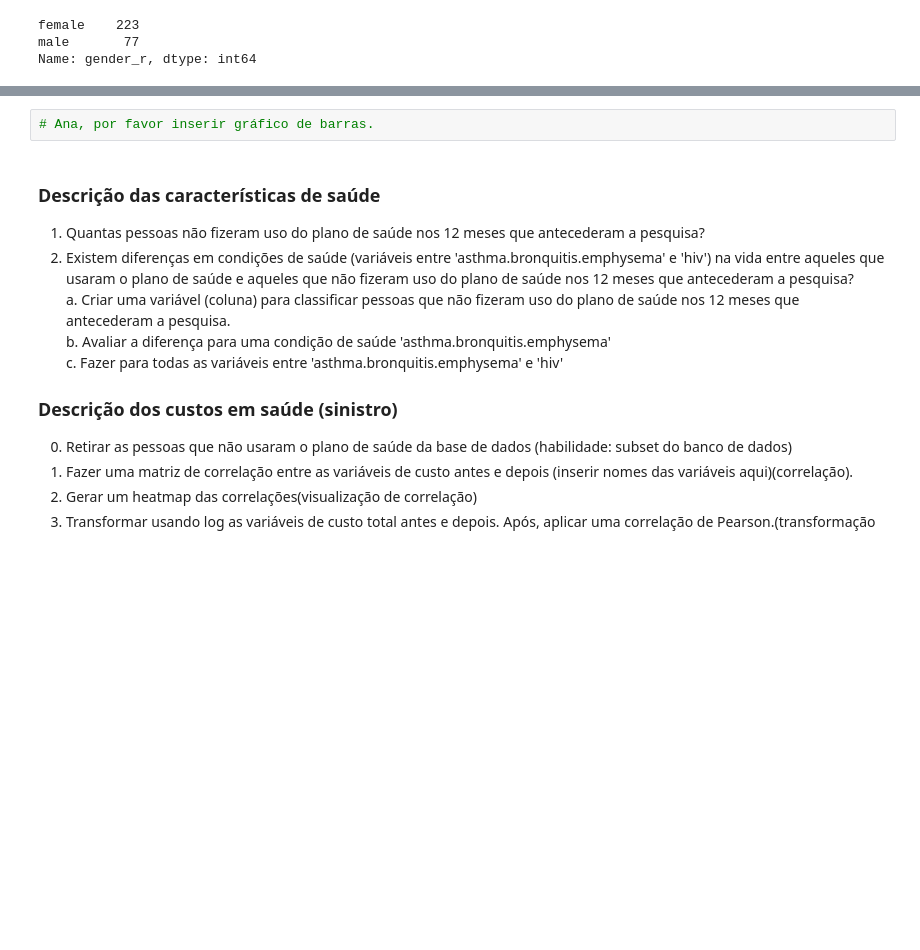
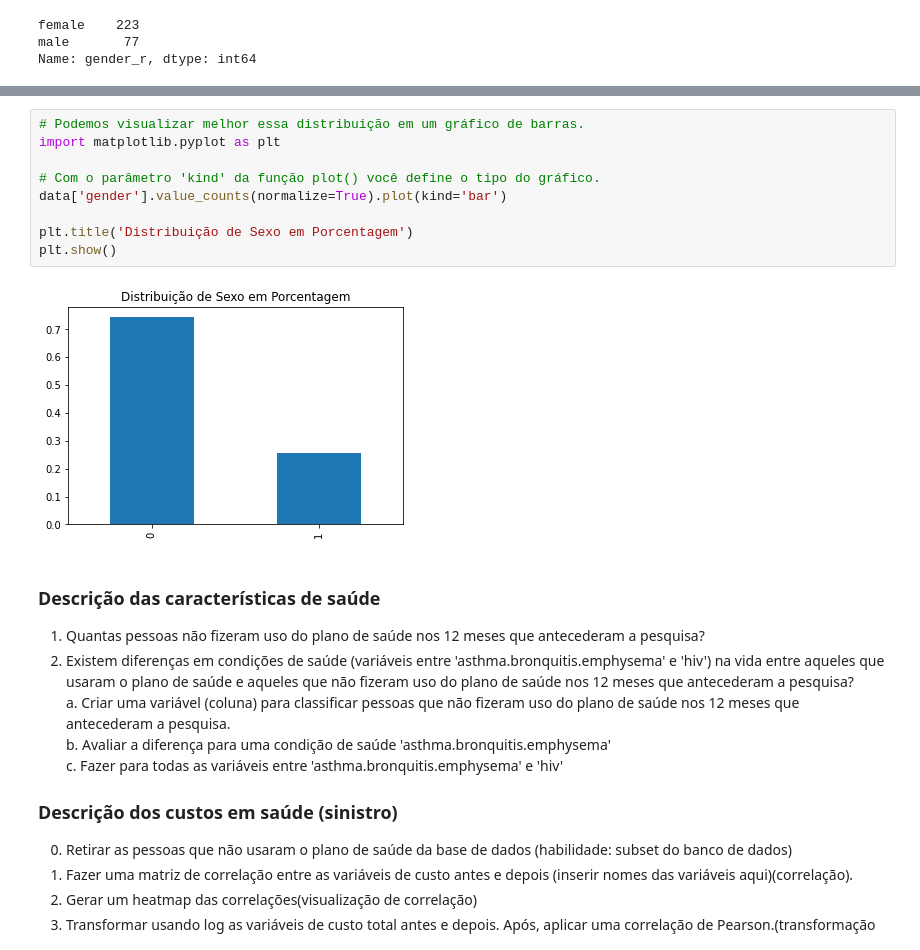
Before and after one commit to zetta-academy/exp-curso-python-saude, a Jupyter notebook: PySaude_03_python_analise_exploratoria_de_dados.ipynb, the cells around one changed output, grey strips where cells are left out. Saved outputs shown, nothing was run; the diff lists cells and outputs as text; blank space fills up the shorter version.

Commit message:
Created the bar chart.

```diff
--- a/PySaude_03_python_analise_exploratoria_de_dados.ipynb
+++ b/PySaude_03_python_analise_exploratoria_de_dados.ipynb
@@ -159,6 +159,15 @@ male      25.666667
 Name: gender_r, dtype: float64
-# %%
-# Ana, por favor inserir gráfico de barras.
+# %%
+# Podemos visualizar melhor essa distribuição em um gráfico de barras.
+import matplotlib.pyplot as plt
+
+# Com o parâmetro 'kind' da função plot() você define o tipo do gráfico.
+data['gender'].value_counts(normalize=True).plot(kind='bar')
+
+plt.title('Distribuição de Sexo em Porcentagem')
+plt.show()
+# %% [output]
+[figure, added]
 # %% [markdown]
 ### Descrição das características de saúde
 
```
Also changed, not shown: parts of 2 cells of this notebook.
